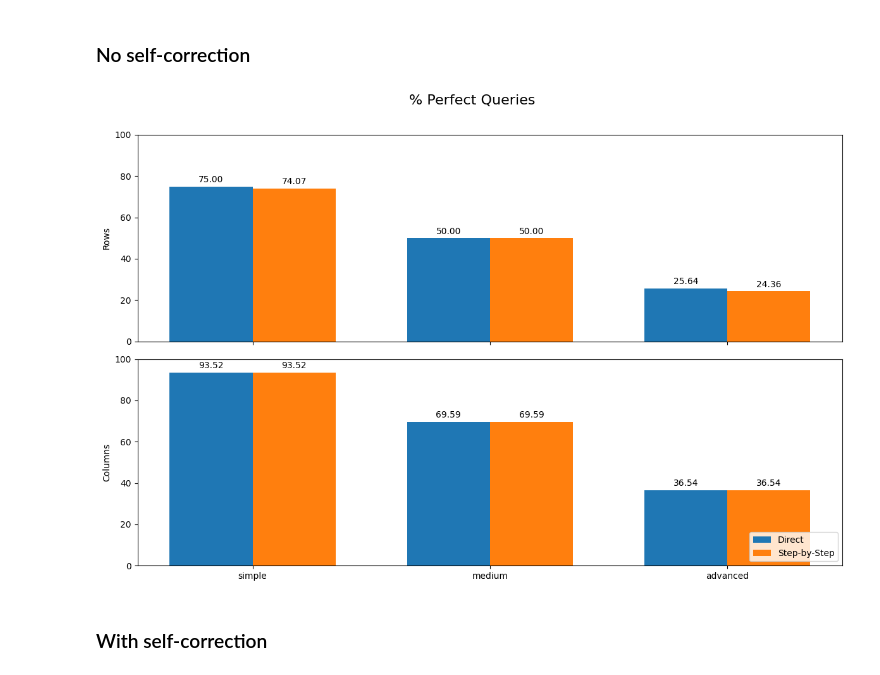
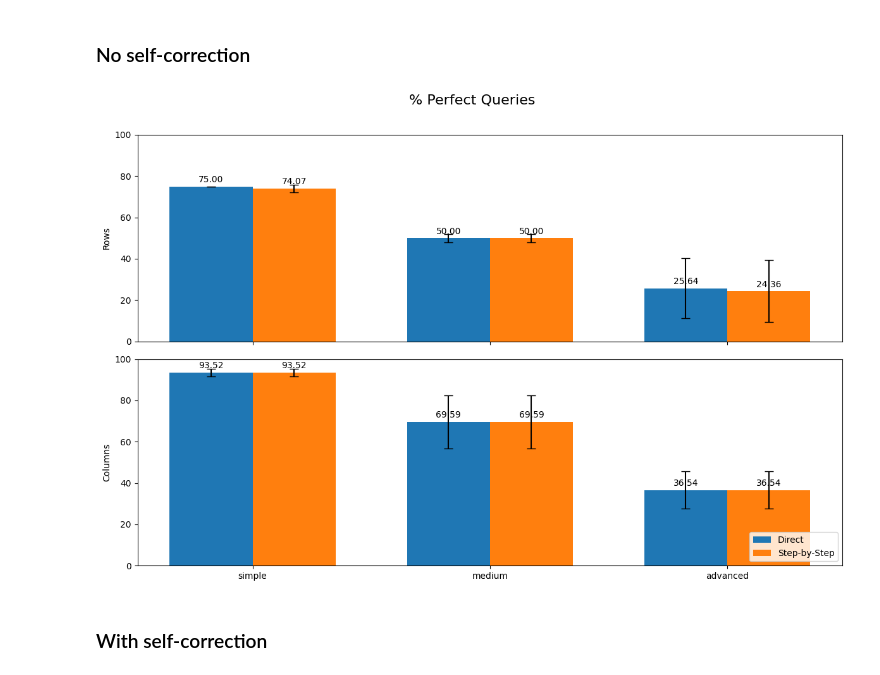
Before and after one commit to SimonSanfeliu/Tesis-Simon-Sanfeliu, a Jupyter notebook: Graphs_v2.ipynb, the cells around one changed output. Cells and saved outputs as stored; diff of their text form; code cells hidden in the pictures.

Commit message:
⚡️ Improved error bars for graphs

```diff
--- a/Graphs_v2.ipynb
+++ b/Graphs_v2.ipynb
@@ -42,20 +42,45 @@ df_all = pd.concat([metrics_direct_no_corr, metrics_step_no_corr], ignore_index=
 difficulty_order = ['simple', 'medium', 'advanced']
 df_all['label'] = pd.Categorical(df_all['label'], categories=difficulty_order, ordered=True)
 
-# Group by difficulty and prompt type
-grouped = df_all.groupby(['label', 'prompt_type'])
-summary = grouped[['N_perfect_row', 'N_perfect_col']].agg(['mean', 'std']).reset_index()
+# Group by label and prompt_type
+summary_rows = []
+summary_cols = []
 
-# Flatten MultiIndex
-summary.columns = ['label', 'prompt_type', 'mean_row', 'std_row', 'mean_col', 'std_col']
+for label in difficulty_order:
+    for prompt in ['Direct', 'Step-by-Step']:
+        subset = df_all[(df_all['label'] == label) & (df_all['prompt_type'] == prompt)]
 
-# Convert to percentage
-summary['mean_row'] *= 100
-summary['std_row'] *= 100
-summary['mean_col'] *= 100
-summary['std_col'] *= 100
+        # ---- Rows ----
+        row_means = subset['N_perfect_row'].mean()
+        row_stds = subset.groupby('query_id')['N_perfect_row'].std().sort_index().mean()
+
+        # ---- Columns ----
+        col_means = subset['N_perfect_col'].mean()
+        col_stds = subset.groupby('query_id')['N_perfect_col'].std().sort_index().mean()
+
+        summary_rows.append({
+            'label': label,
+            'prompt_type': prompt,
+            'mean_row': row_means * 100,
+            'std_row': row_stds * 100
+        })
+
+        summary_cols.append({
+            'label': label,
+            'prompt_type': prompt,
+            'mean_col': col_means * 100,
+            'std_col': col_stds * 100
+        })
+
+# Convert to DataFrames
+rows_df = pd.DataFrame(summary_rows)
+cols_df = pd.DataFrame(summary_cols)
+
+# Merge
+summary = pd.merge(rows_df, cols_df, on=['label', 'prompt_type'])
 
 # Sort values for consistent plotting
+summary['label'] = pd.Categorical(summary['label'], categories=difficulty_order, ordered=True)
 summary = summary.sort_values(['label', 'prompt_type'])
 
 # Split by prompt type
@@ -71,40 +96,40 @@ fig, axs = plt.subplots(2, 1, figsize=(12, 8), sharex=True)
 fig.suptitle('% Perfect Queries', fontsize=16)
 
 # ===== ROW PLOT =====
-axs[0].bar(x - width/2, direct['mean_row'], width, capsize=5, label='Direct')
-axs[0].bar(x + width/2, step['mean_row'], width, capsize=5, label='Step-by-Step')
+axs[0].bar(x - width/2, direct['mean_row'], width, yerr=direct['std_row'], capsize=5, label='Direct')
+axs[0].bar(x + width/2, step['mean_row'], width, yerr=step['std_row'], capsize=5, label='Step-by-Step')
 axs[0].set_ylabel("Rows")
 axs[0].set_ylim(0, 100)
 
 # Annotate bars
 for i in range(len(x)):
     axs[0].text(x[i] - width/2, direct['mean_row'].values[i] + 2, f"{direct['mean_row'].values[i]:.2f}", ha='center')
     axs[0].text(x[i] + width/2, step['mean_row'].values[i] + 2, f"{step['mean_row'].values[i]:.2f}", ha='center')
 
 # ===== COLUMN PLOT =====
-axs[1].bar(x - width/2, direct['mean_col'], width, capsize=5, label='Direct')
-axs[1].bar(x + width/2, step['mean_col'], width, capsize=5, label='Step-by-Step')
+axs[1].bar(x - width/2, direct['mean_col'], width, yerr=direct['std_col'], capsize=5, label='Direct')
+axs[1].bar(x + width/2, step['mean_col'], width, yerr=step['std_col'], capsize=5, label='Step-by-Step')
 axs[1].set_ylabel("Columns")
 axs[1].set_ylim(0, 100)
 
 # Annotate bars
 for i in range(len(x)):
     axs[1].text(x[i] - width/2, direct['mean_col'].values[i] + 2, f"{direct['mean_col'].values[i]:.2f}", ha='center')
     axs[1].text(x[i] + width/2, step['mean_col'].values[i] + 2, f"{step['mean_col'].values[i]:.2f}", ha='center')
 
 # X-axis labels
 axs[1].set_xticks(x)
 axs[1].set_xticklabels(difficulty_order)
 
 # Legend
 axs[1].legend(loc="lower right")
 
 # Tight layout
 plt.tight_layout()
 plt.subplots_adjust(top=0.9)
 plt.show()
 # %% [output]
-[figure, old version]
+[figure, new version]
 # %% [markdown]
 ### With self-correction
 # %%
```
Also changed, not shown: parts of 1 cell of this notebook.
